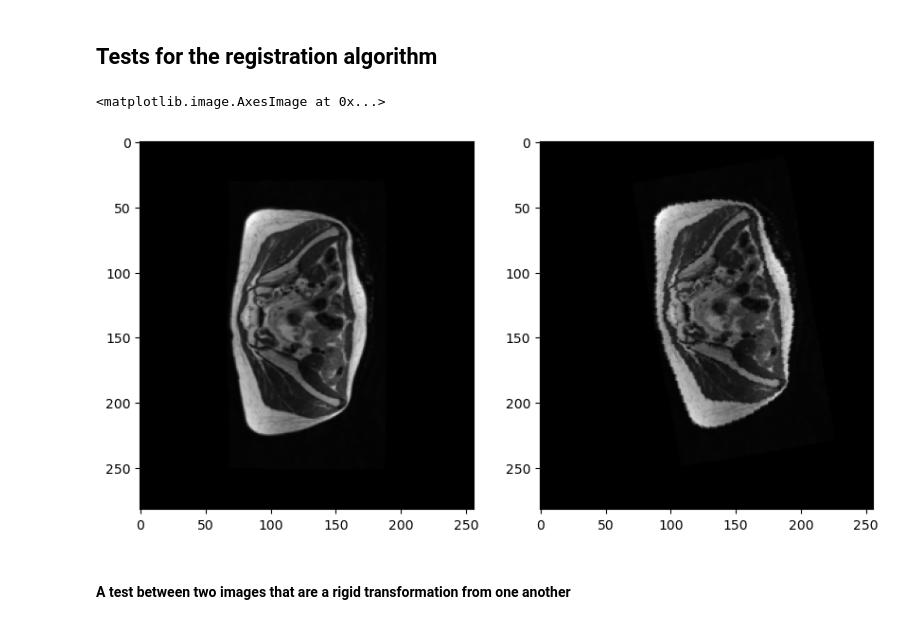
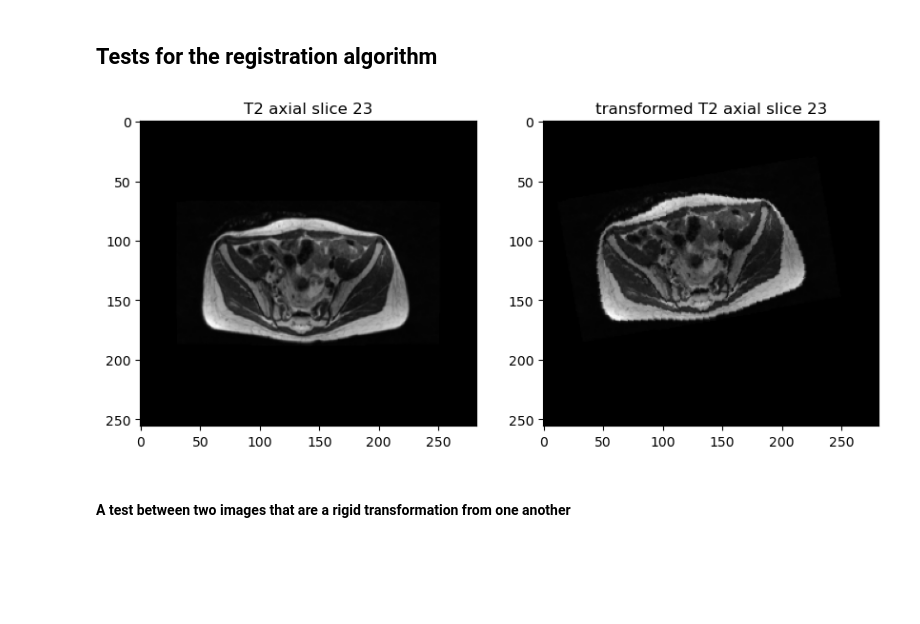
Before and after one commit to CharlineCuraut/Registration_IRM_T2_DWI_b0, a Jupyter notebook: registration_IRM_T2_DWI_b0.ipynb, the cells around one changed output. Cells and saved outputs as stored; diff of their text form; code cells hidden in the pictures; blank space fills up the shorter version.

Commit message:
review tests

```diff
--- a/registration_IRM_T2_DWI_b0.ipynb
+++ b/registration_IRM_T2_DWI_b0.ipynb
@@ -962,13 +964,15 @@ def gradient_descent_rotation(cost_func, grad_func, initial_theta, img1, img2, l
 # %%
 test_transform = transform_image([20,-10,10], axial_resampled_T2_cut_pad_norm_23)
 plt.figure(figsize=(10,10))
 plt.subplot(1,2,1)
-plt.imshow(axial_resampled_T2_cut_pad_norm_23, cmap='gray')
+plt.imshow(scipy.ndimage.rotate(axial_resampled_T2_cut_pad_norm_23,90) , cmap='gray')
+plt.title("T2 axial slice 23")
 plt.subplot(1,2,2)
-plt.imshow(test_transform, cmap='gray')
+plt.imshow(scipy.ndimage.rotate(test_transform,90) , cmap='gray')
+plt.title("transformed T2 axial slice 23")
+plt.show()
 # %% [output]
-<matplotlib.image.AxesImage at 0x...>
-[figure, old version]
+[figure, new version]
 # %% [markdown]
 #### A test between two images that are a rigid transformation from one another
 # %%
```
Also changed, not shown: parts of 15 cells of this notebook.
